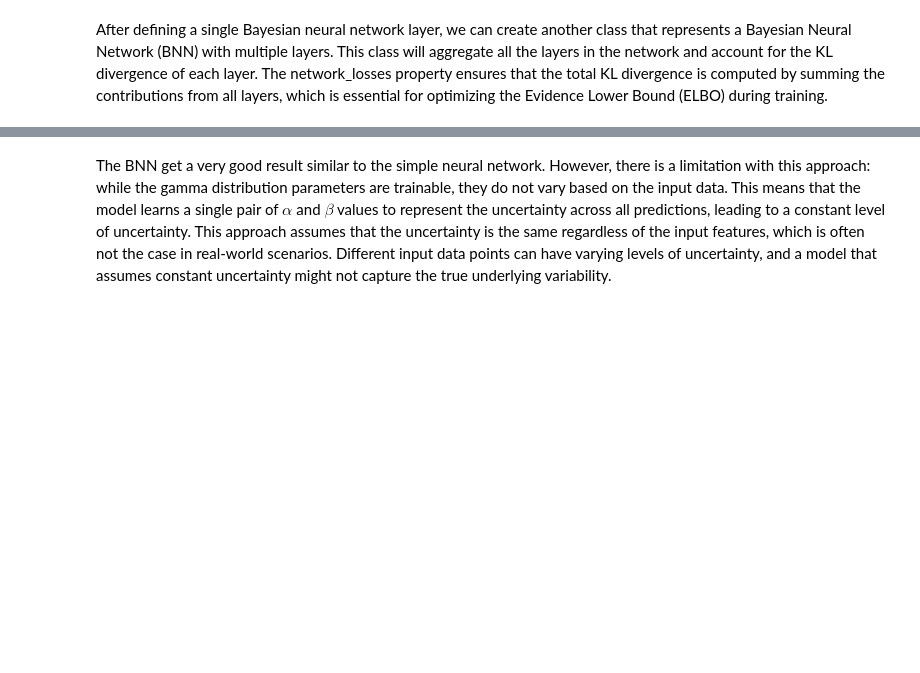
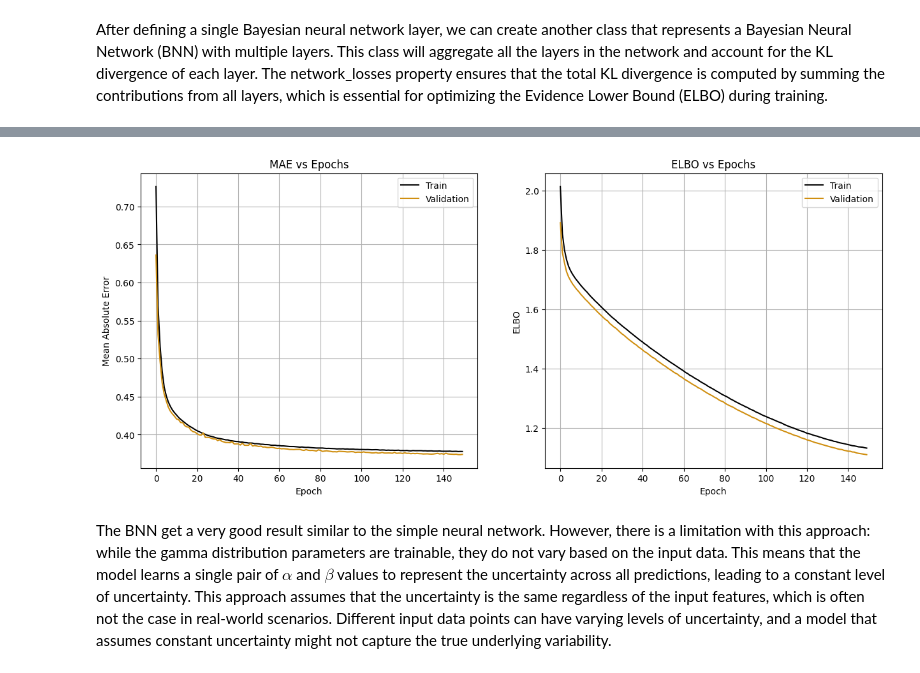
Before and after one commit to marcosbenicio/bayesian-neural-network, a Jupyter notebook: 02-regression/bnn-regression.ipynb, the cells around one changed output, grey strips where cells are left out. Drawn from its saved outputs; the diff is of its cells as text; code cells hidden in the pictures; blank space fills up the shorter version.

```diff
--- a/02-regression/bnn-regression.ipynb
+++ b/02-regression/bnn-regression.ipynb
@@ -1279,8 +1281,8 @@ class BNNRegressor(Model):
 
         return loc_kl_loss + std_kl_loss
 # %%
-model = BNNRegressor([7, 256, 128, 64, 32, 1], total_samples= X_train.shape[0])
-model.compile(optimizer = tf.keras.optimizers.Adam(learning_rate=1e-4))
-history = model.fit(X_train, Y_train[:, None], batch_size=1024, epochs=150, validation_data=(X_val, Y_val[:, None]), verbose=1)
+bnn_regressor = BNNRegressor([7, 256, 128, 64, 32, 1], total_samples= X_train.shape[0])
+bnn_regressor.compile(optimizer = tf.keras.optimizers.Adam(learning_rate=1e-4))
+bnn_history = bnn_regressor.fit(X_train, Y_train[:, None], batch_size=1024, epochs=150, validation_data=(X_val, Y_val[:, None]), verbose=1)
 # %% [output]
 Epoch 1/150
@@ -1318,3 +1305,26 @@ plt.show()
+# %%
+fig, axs = plt.subplots(1, 2, figsize=(15, 6))
+
+axs[0].plot(bnn_history.history['train_mae'], color='black', label='Train')
+axs[0].plot(bnn_history.history['val_mae'], color='#d08f10ff', label='Validation')
+axs[0].set_xlabel('Epoch')
+axs[0].set_ylabel('Mean Absolute Error')
+axs[0].set_title('MAE vs Epochs')
+axs[0].legend()
+axs[0].grid()
+
+axs[1].plot(bnn_history.history['train_elbo'], color='black', label='Train')
+axs[1].plot(bnn_history.history['val_elbo'], color='#d08f10ff', label='Validation')
+axs[1].set_xlabel('Epoch')
+axs[1].set_ylabel('ELBO')
+axs[1].set_title('ELBO vs Epochs')
+axs[1].legend()
+axs[1].grid()
+
+
+plt.show()
+# %% [output]
+[figure, added]
 # %% [markdown]
 The BNN get a very good result similar to the simple neural network. However, there is a limitation with this approach: while the gamma distribution parameters are trainable, they do not vary based on the input data. This means that the model learns a single pair of $\alpha$ and $\beta$ values to represent the uncertainty across all predictions, leading to a constant level of uncertainty.  This approach assumes that the uncertainty is the same regardless of the input features, which is often not the case in real-world scenarios. Different input data points can have varying levels of uncertainty, and a model that assumes constant uncertainty might not capture the true underlying variability.
 # %% [markdown]
```
Also changed, not shown: parts of 25 cells of this notebook.
